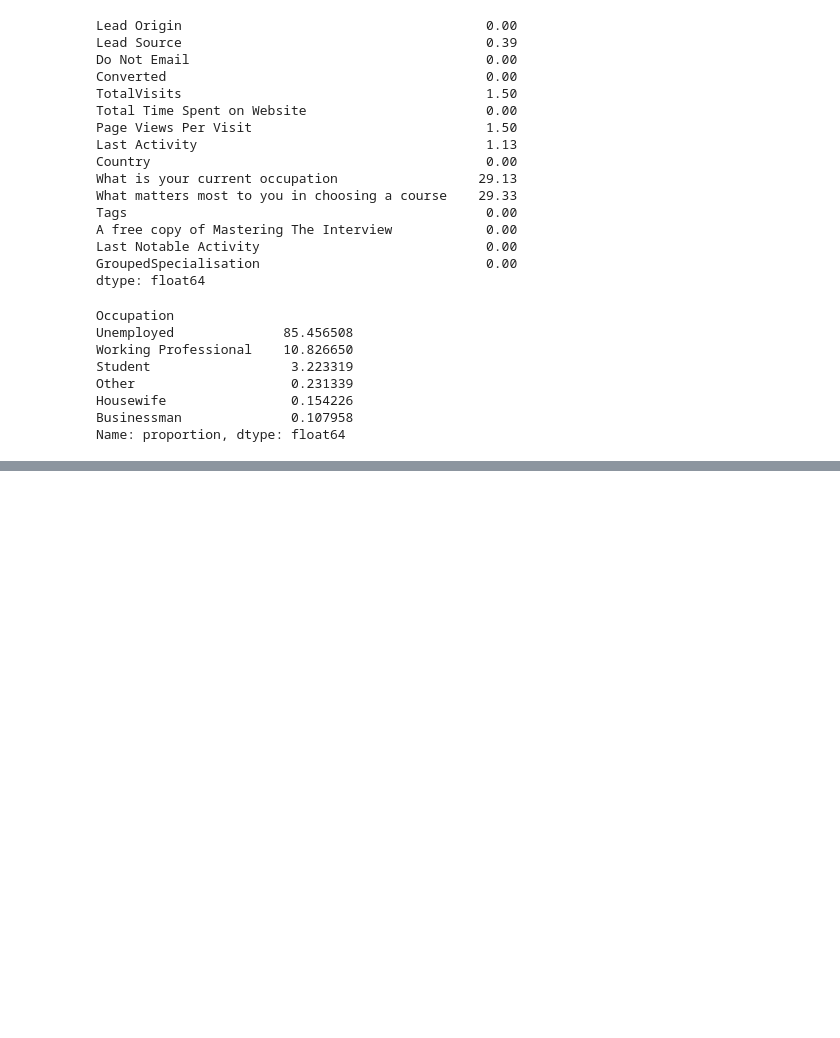
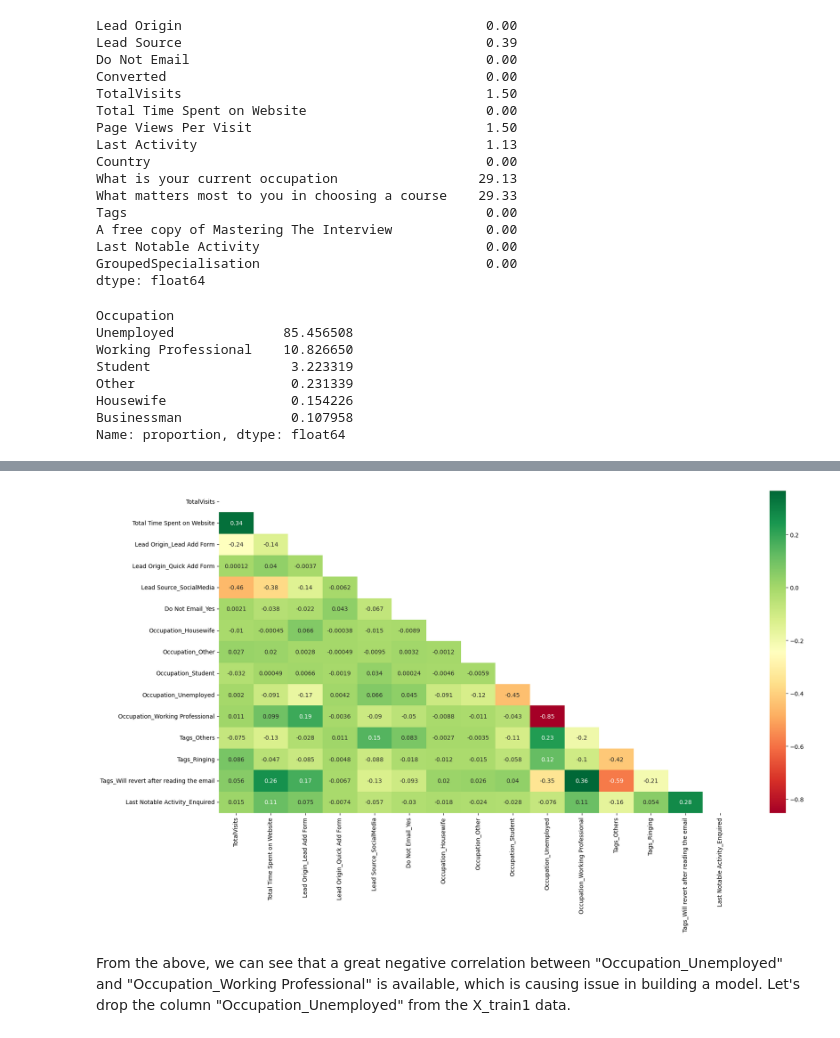
Before and after one commit to aravindpeddinti/Lead_Scoring_Case_Study, a Jupyter notebook: Assignment.ipynb, the cells around one changed output, grey strips where cells are left out. Drawn from its saved outputs; the diff is of its cells as text; code cells hidden in the pictures; blank space fills up the shorter version.

Commit message:
EDA Done, Model Built and Evaluated

```diff
--- a/Assignment.ipynb
+++ b/Assignment.ipynb
@@ -582,0 +828,12 @@ conversion_percentage
+# %%
+# Let's Normalize the X_train and X_test
+
+scaler = MinMaxScaler()
+
+X_train = pd.DataFrame(scaler.fit_transform(X_train),columns=X_train.columns)
+X_test = pd.DataFrame(scaler.transform(X_test), columns=X_test.columns)
+# %%
+# Let's build a Logistic Regression model with all the variables
+
+logreg = LogisticRegression(n_jobs=-1, random_state=42)
+logreg.fit(X_train, y_train)
@@ -582,0 +852,8 @@ conversion_percentage
+# %%
+# Let's remove a few columns using Recursive Feature Elimination (RFE)
+logreg = LogisticRegression(n_jobs=-1,random_state=42)
+selector = RFE(logreg, n_features_to_select=15)
+selector.fit(X_train, y_train)
+
+selected_columns = X_train.columns[selector.support_]
+selected_columns
@@ -582,0 +869,14 @@ conversion_percentage
+# %%
+# Let's check the VIF of columns selected from the RFE model with 15 features selected
+X_train1 = X_train[selected_columns]
+X_test1 = X_test[selected_columns]
+
+def vif(df):
+    vif_df = pd.DataFrame()
+    vif_df['features'] = df.columns
+    vif_df['VIF'] = [variance_inflation_factor(df.values, i) for i in range(df.shape[1])]
+    return vif_df
+
+vif_df = vif(X_train1)
+
+vif_df
@@ -582,0 +915,12 @@ conversion_percentage
+# %%
+# Let's plot a heatmap of the X_train1 data
+
+mk = np.triu(np.ones_like(X_test1.corr()))
+plt.figure(figsize=(20,10))
+sns.heatmap(X_train1.corr(),cmap='RdYlGn',mask=mk,annot=True)
+plt.show()
+# %% [output]
+[figure, added]
+# %% [markdown]
+From the above, we can see that a great negative correlation between "Occupation_Unemployed" and "Occupation_Working Professional" is available, which is causing issue in building a model.
+Let's drop the column "Occupation_Unemployed" from the X_train1 data.
```
Also changed, not shown: parts of 53 cells of this notebook.
